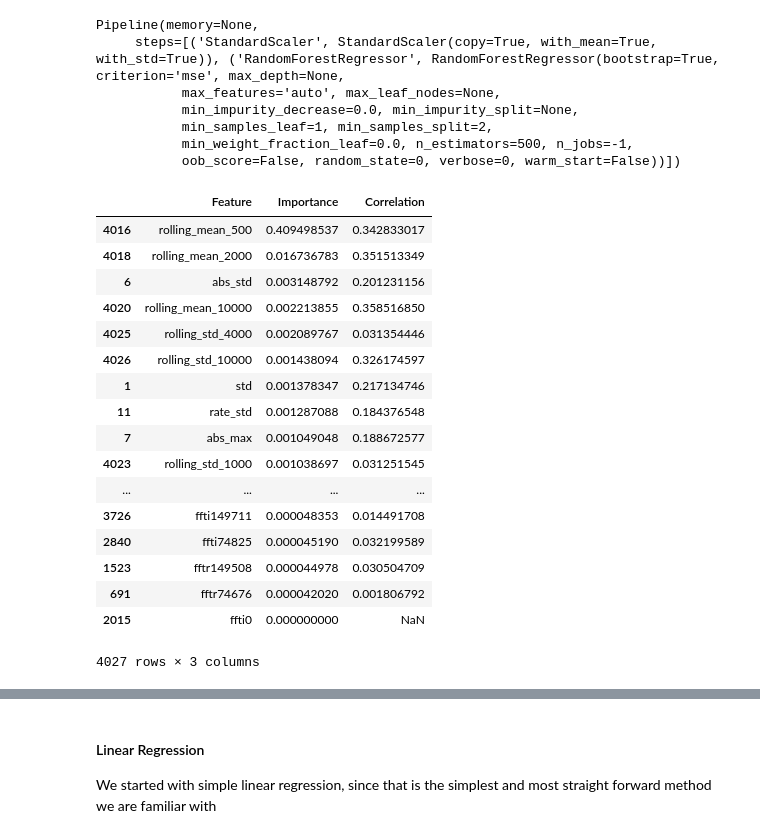
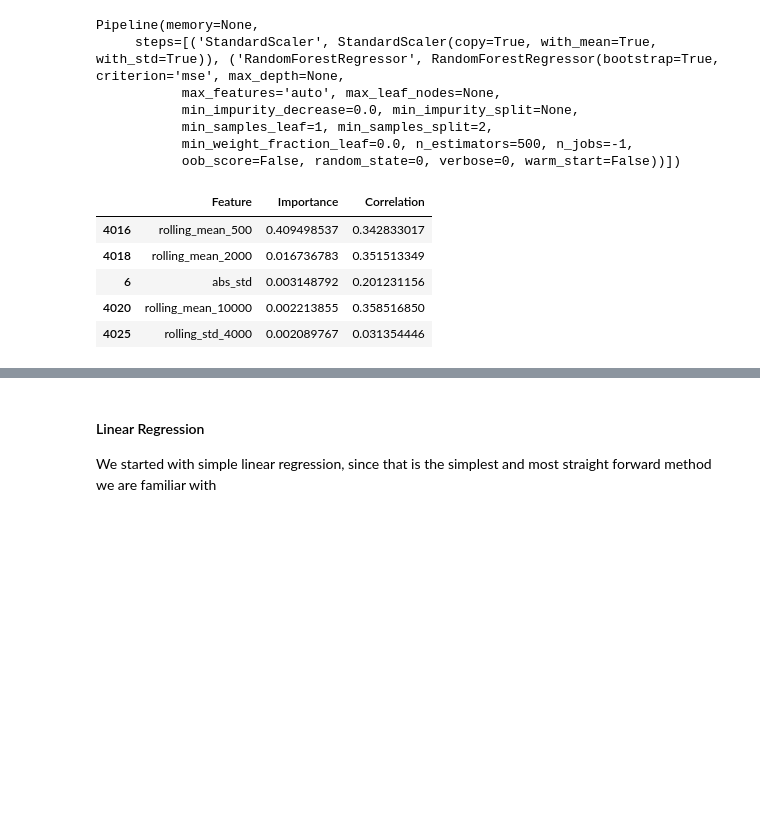
Before and after one commit to poornimajoshi/Earthquake-Predictions, a Jupyter notebook: quakes.ipynb, the cells around one changed output, grey strips where cells are left out. Cells and saved outputs as stored; diff of their text form; code cells hidden in the pictures; blank space fills up the shorter version.

```diff
--- a/quakes.ipynb
+++ b/quakes.ipynb
@@ -349,26 +349,14 @@ features = pd.DataFrame({'Feature': columns, 'Importance': rfr.feature_importanc
 # %%
 # Sorting the features in descending order so we choose the best one
 features = features.sort_values(by='Importance', ascending=False)
-features
+features.head()
 # %% [output]
 |  | Feature | Importance | Correlation |
 | 4016 | rolling_mean_500 | 0.409498537 | 0.342833017 |
 | 4018 | rolling_mean_2000 | 0.016736783 | 0.351513349 |
 | 6 | abs_std | 0.003148792 | 0.201231156 |
 | 4020 | rolling_mean_10000 | 0.002213855 | 0.358516850 |
 | 4025 | rolling_std_4000 | 0.002089767 | 0.031354446 |
-| 4026 | rolling_std_10000 | 0.001438094 | 0.326174597 |
-| 1 | std | 0.001378347 | 0.217134746 |
-| 11 | rate_std | 0.001287088 | 0.184376548 |
-| 7 | abs_max | 0.001049048 | 0.188672577 |
-| 4023 | rolling_std_1000 | 0.001038697 | 0.031251545 |
-| ... | ... | ... | ... |
-| 3726 | ffti149711 | 0.000048353 | 0.014491708 |
-| 2840 | ffti74825 | 0.000045190 | 0.032199589 |
-| 1523 | fftr149508 | 0.000044978 | 0.030504709 |
-| 691 | fftr74676 | 0.000042020 | 0.001806792 |
-| 2015 | ffti0 | 0.000000000 | NaN |
-4027 rows × 3 columns
 # %%
 # Visualizing the best performing feature from the 'features' dataframe
 plt.figure(figsize=(16, 9))
```
Also changed, not shown: parts of 16 cells of this notebook.
